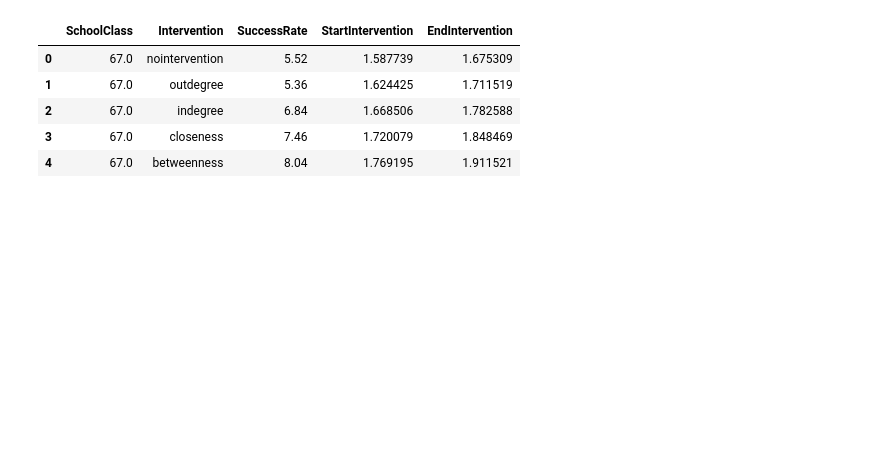
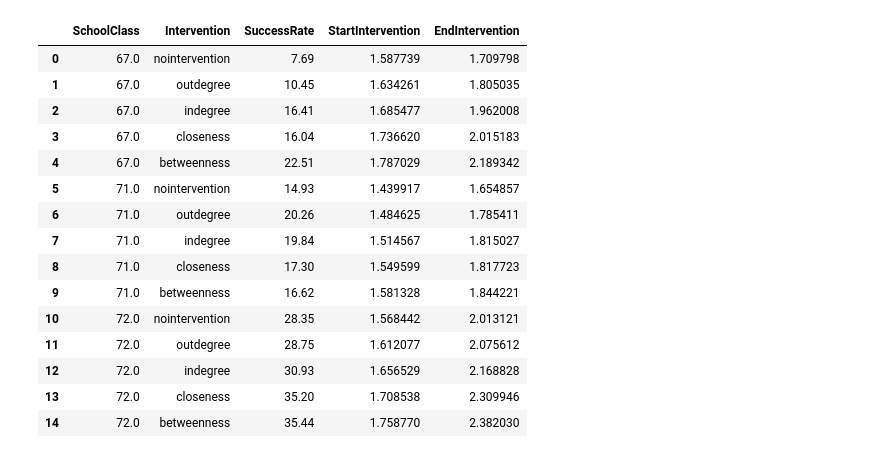
Before and after one commit to MovezNetwork/ABM-PA, a Jupyter notebook: notebooks/NewSrc.ipynb, the cells around one changed output. Saved outputs shown, nothing was run; the diff lists cells and outputs as text; code cells hidden in the pictures; blank space fills up the shorter version.

```diff
--- a/notebooks/NewSrc.ipynb
+++ b/notebooks/NewSrc.ipynb
@@ -44,4 +47,4 @@ except Exception as ex:
 # %%
 simulation =  s.Simulation()
 # %%
-results, results_avg = simulation.simulate_interventions(365)
+results, results_avg, agents_per_intervention = simulation.simulate_interventions(365)
@@ -48,10 +71,20 @@ results, results_avg = simulation.simulate_interventions(365)
 # %%
 success_rates = simulation.getSuccessRates(results_avg)
-success_rates.head(5)
+success_rates.head(15)
 # %% [output]
 |  | SchoolClass | Intervention | SuccessRate | StartIntervention | EndIntervention |
-| 0 | 67.0 | nointervention | 5.52 | 1.587739 | 1.675309 |
-| 1 | 67.0 | outdegree | 5.36 | 1.624425 | 1.711519 |
-| 2 | 67.0 | indegree | 6.84 | 1.668506 | 1.782588 |
-| 3 | 67.0 | closeness | 7.46 | 1.720079 | 1.848469 |
-| 4 | 67.0 | betweenness | 8.04 | 1.769195 | 1.911521 |
+| 0 | 67.0 | nointervention | 7.69 | 1.587739 | 1.709798 |
+| 1 | 67.0 | outdegree | 10.45 | 1.634261 | 1.805035 |
+| 2 | 67.0 | indegree | 16.41 | 1.685477 | 1.962008 |
+| 3 | 67.0 | closeness | 16.04 | 1.736620 | 2.015183 |
+| 4 | 67.0 | betweenness | 22.51 | 1.787029 | 2.189342 |
+| 5 | 71.0 | nointervention | 14.93 | 1.439917 | 1.654857 |
+| 6 | 71.0 | outdegree | 20.26 | 1.484625 | 1.785411 |
+| 7 | 71.0 | indegree | 19.84 | 1.514567 | 1.815027 |
+| 8 | 71.0 | closeness | 17.30 | 1.549599 | 1.817723 |
+| 9 | 71.0 | betweenness | 16.62 | 1.581328 | 1.844221 |
+| 10 | 72.0 | nointervention | 28.35 | 1.568442 | 2.013121 |
+| 11 | 72.0 | outdegree | 28.75 | 1.612077 | 2.075612 |
+| 12 | 72.0 | indegree | 30.93 | 1.656529 | 2.168828 |
+| 13 | 72.0 | closeness | 35.20 | 1.708538 | 2.309946 |
+| 14 | 72.0 | betweenness | 35.44 | 1.758770 | 2.382030 |
```
Also changed, not shown: parts of 17 cells of this notebook, 5 other files.
